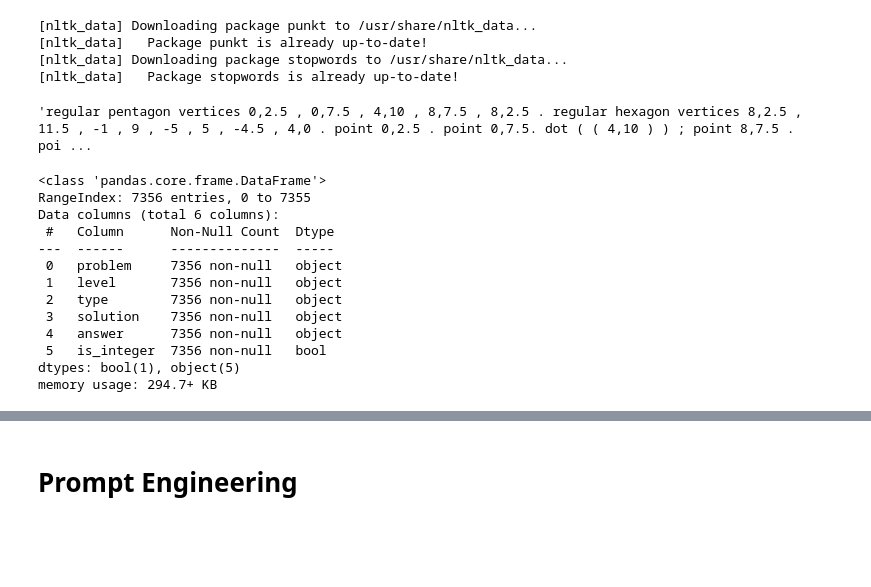
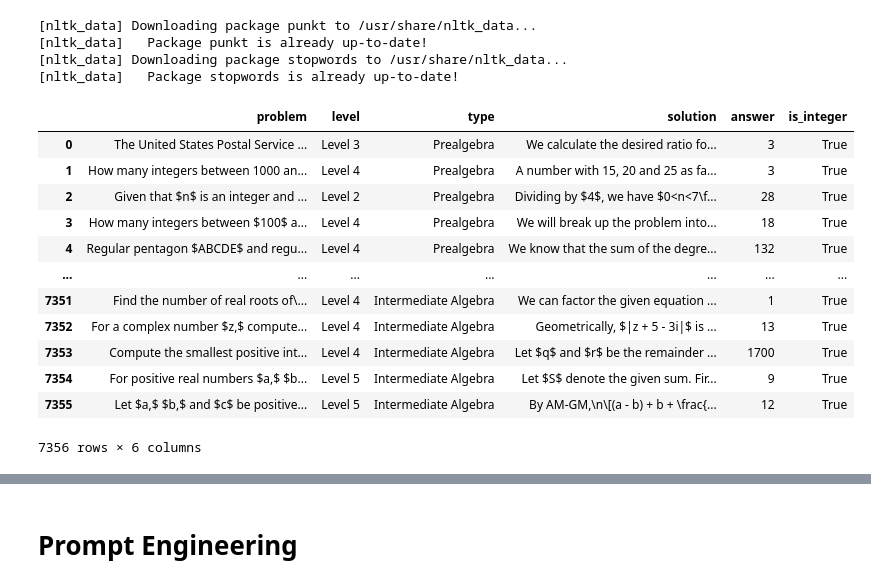
Before and after one commit to VardanMittal/AIMO_Renegades, a Jupyter notebook: AIMO_Final_File.ipynb, the cells around one changed output, grey strips where cells are left out. Drawn from its saved outputs; the diff is of its cells as text; code cells hidden in the pictures; blank space fills up the shorter version.

```diff
--- a/AIMO_Final_File.ipynb
+++ b/AIMO_Final_File.ipynb
@@ -164,28 +176,24 @@ class Preprocessing:
 [nltk_data] Downloading package stopwords to /usr/share/nltk_data...
 [nltk_data]   Package stopwords is already up-to-date!
 # %%
-pipeline = Preprocessing()
-a = pipeline.process_dataframe(df, "problem")
-
-a['problem'][4]
+# pipeline = Preprocessing()
+# df = pipeline.process_dataframe(df, "problem")
-# %% [output]
-'regular pentagon vertices 0,2.5 , 0,7.5 , 4,10 , 8,7.5 , 8,2.5 . regular hexagon vertices 8,2.5 , 11.5 , -1 , 9 , -5 , 5 , -4.5 , 4,0 . point 0,2.5 . point 0,7.5. dot ( ( 4,10 ) ) ; point 8,7.5 . poi ...
-# %%
-a.info()
-# %% [output]
-<class 'pandas.core.frame.DataFrame'>
-RangeIndex: 7356 entries, 0 to 7355
-Data columns (total 6 columns):
- #   Column      Non-Null Count  Dtype
----  ------      --------------  -----
- 0   problem     7356 non-null   object
- 1   level       7356 non-null   object
- 2   type        7356 non-null   object
- 3   solution    7356 non-null   object
- 4   answer      7356 non-null   object
- 5   is_integer  7356 non-null   bool
-dtypes: bool(1), object(5)
-memory usage: 294.7+ KB
+# %%
+df
+# %% [output]
+|  | problem | level | type | solution | answer | is_integer |
+| 0 | The United States Postal Service ... | Level 3 | Prealgebra | We calculate the desired ratio fo... | 3 | True |
+| 1 | How many integers between 1000 an... | Level 4 | Prealgebra | A number with 15, 20 and 25 as fa... | 3 | True |
+| 2 | Given that $n$ is an integer and ... | Level 2 | Prealgebra | Dividing by $4$, we have $0<n<7\f... | 28 | True |
+| 3 | How many integers between $100$ a... | Level 4 | Prealgebra | We will break up the problem into... | 18 | True |
+| 4 | Regular pentagon $ABCDE$ and regu... | Level 4 | Prealgebra | We know that the sum of the degre... | 132 | True |
+| ... | ... | ... | ... | ... | ... | ... |
+| 7351 | Find the number of real roots of\... | Level 4 | Intermediate Algebra | We can factor the given equation ... | 1 | True |
+| 7352 | For a complex number $z,$ compute... | Level 4 | Intermediate Algebra | Geometrically, $|z + 5 - 3i|$ is ... | 13 | True |
+| 7353 | Compute the smallest positive int... | Level 4 | Intermediate Algebra | Let $q$ and $r$ be the remainder ... | 1700 | True |
+| 7354 | For positive real numbers $a,$ $b... | Level 5 | Intermediate Algebra | Let $S$ denote the given sum. Fir... | 9 | True |
+| 7355 | Let $a,$ $b,$ and $c$ be positive... | Level 5 | Intermediate Algebra | By AM-GM,\n\[(a - b) + b + \frac{... | 12 | True |
+7356 rows × 6 columns
 # %%
 import sympy as sp
 from sympy.parsing.latex import parse_latex
```
Also changed, not shown: parts of 16 cells of this notebook.
